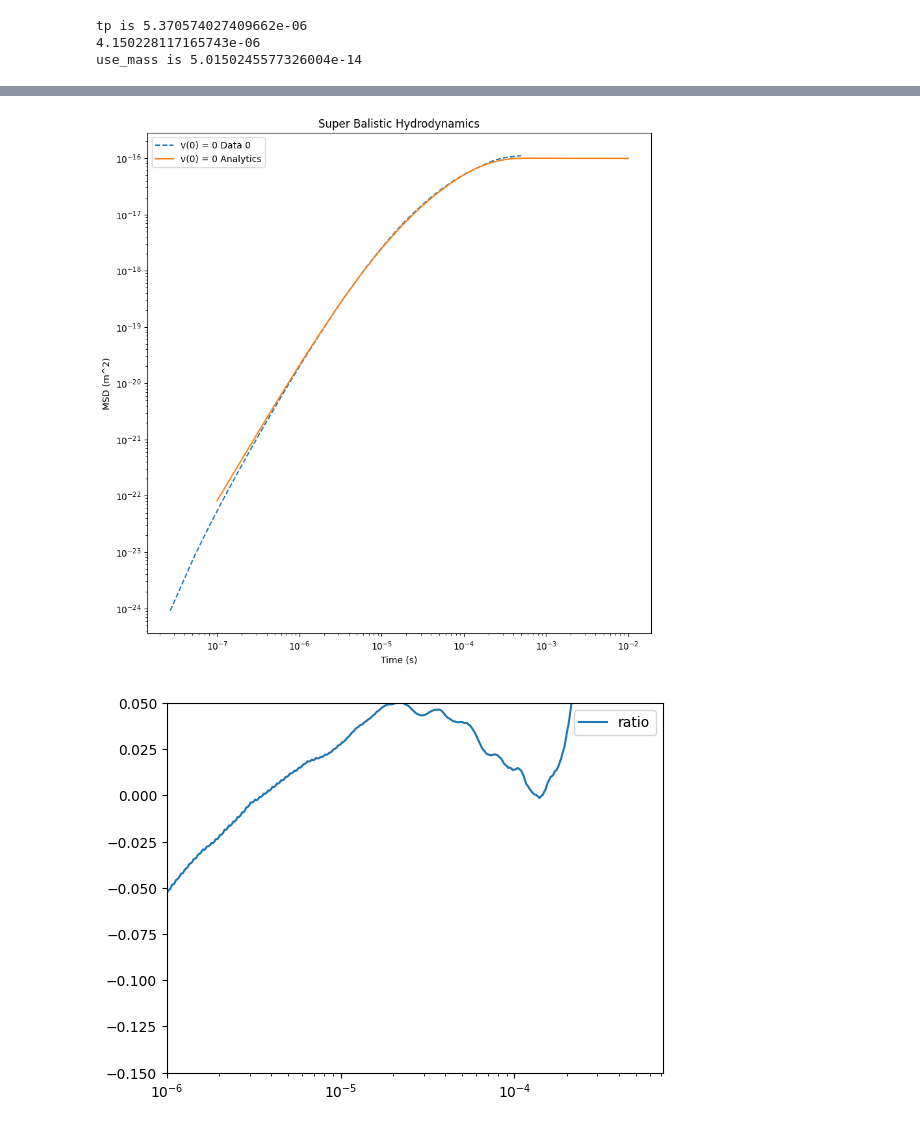
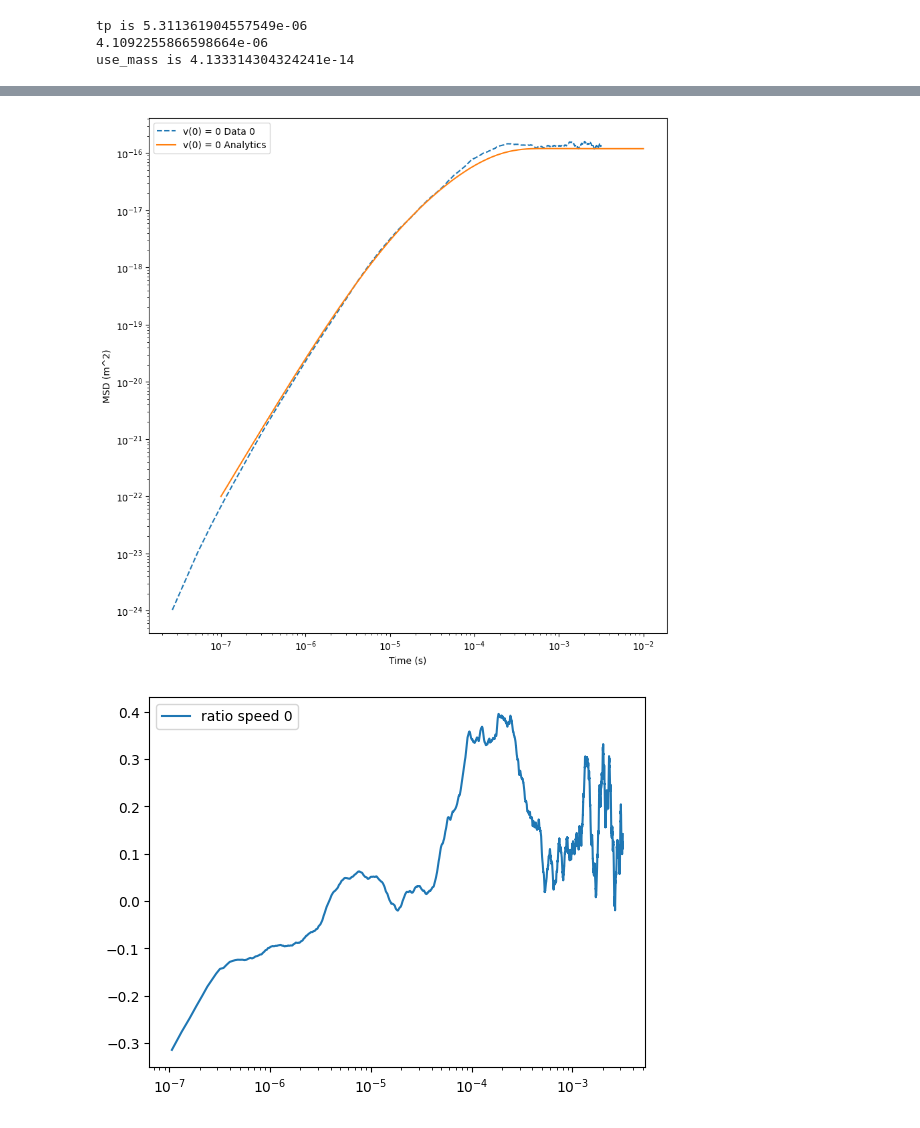
Before and after one commit to mcthumann/Brownian_Data_Analysis, a Jupyter notebook: polished_scripts/Fast_Analytical_Sim_Duo.ipynb, the cells around one changed output, grey strips where cells are left out. Saved outputs shown, nothing was run; the diff lists cells and outputs as text; code cells hidden in the pictures.

```diff
--- a/polished_scripts/Fast_Analytical_Sim_Duo.ipynb
+++ b/polished_scripts/Fast_Analytical_Sim_Duo.ipynb
@@ -49,7 +49,7 @@ def compute_init_msd2(time_trace):
     n = len(time_trace)
 
     msd_ = [(time_trace[k]-time_trace[0])**2 for k in range(n)]
-    return msd_
+    return np.array(msd_)
 # %%
 # ANALYTICAL FUNCTIONS
 
@@ -143,7 +143,7 @@ def hydro_msd(t):
                 term_1 + term_2 + term_3 + term_4))
 # %%
 # SIMULATIONS
-series_percent = 50
+series_percent = 20
 chunksize = 10 ** 6  # Adjust chunk size based on your memory availability
 chunks = []
 
@@ -166,8 +166,10 @@ for i in range(len(position_cols)):
 
 # print(f"Positions shape: {positions_sim.shape}")
 # print(f"Velocities shape: {velocities_sim.shape}")
+positions_sim = np.array(positions_sim[int(len(positions_sim)/100):])
+velocities_sim = np.array(positions_sim[int(len(velocities_sim)/100):])
 
-bin_num_sim = 50
+bin_num_sim = 40
 fs_sim = 1/(timestep_sim * bin_num_sim)
 print(1/fs_sim)
 
@@ -277,15 +279,15 @@ def v_t1_v_t2(t1, t2, m, K):
     return _k_b*_temp*(a_inverse_form(np.abs(t2-t1), roots) - m*a_inverse_form(t1, roots)*a_inverse_form(t2, roots) - K*b_inverse_form(t1, roots)*b_inverse_form(t2, roots))
 # %%
 # speeds = [0, .5, .75, 1, 2, 4]
-speeds = [0]#, .5, 1]
+speeds = [0, .5, 1, 2]
 # traces_per_speed = [0, 0, 0, 0, 0, 0]
-traces_per_speed = [0]#, 0, 0]
+traces_per_speed = [0, 0, 0, 0]
 # GET THE VAR INT MSD
 
 sim_speeds_msds = []
 
 # speed_tol = [.015, .015, .015, .015, .015, .015]
-speed_tol = [.03]#, .001, .001]
+speed_tol = [.01, .01, .03, .05]
 lag_times_speed_sim = 0
 # %%
 times_analytic = np.logspace(-7, -2, 200)
@@ -316,7 +321,7 @@ Speed X
 for s in range(len(speeds)):
     #Comment out SIM
     # all_speeds_msd_data = []
-    init_len_sim = int(len(traces_sim[0])/20)
+    init_len_sim = int(len(traces_sim[0])/10)
 
     msd_sum = np.zeros(init_len_sim)
     total_idx = 0
@@ -325,8 +330,8 @@ for s in range(len(speeds)):
         speed_idxs_sim = []
         print("std of sim vel " + str(np.std(v_traces_sim[i])))
         print("sqrt kbt/m " + str(np.sqrt(_k_b*_temp/_m)))
-        v_tolerance = (speeds[s] * np.sqrt(_k_b*_temp/_m))
-        speed_tolerance = speed_tol[s] * np.sqrt(_k_b*_temp/_m)
+        v_tolerance = (speeds[s] * np.std(v_traces_sim[i]))
+        speed_tolerance = speed_tol[s] * np.std(v_traces_sim[i])
         v_indices_sim = np.where((v_traces_sim[i] < v_tolerance + speed_tolerance) & (v_traces_sim[i] > v_tolerance - speed_tolerance))[0]
         print("speed idx sim: " + str(len(v_indices_sim)))
 
@@ -419,38 +389,36 @@ plt.yscale('log')
 plt.legend()
 plt.show()
 
-# ZERO PLOT
-plt.figure(figsize=(10,10))
-plt.plot(lag_times_speed_sim[1:], sim_speeds_msds[0][1:], linestyle = 'dashed', label=f"v(0) = 0 Data {speeds[0]}")
-plt.plot(times_analytic, speeds_analytic_no_half[0], label=f"v(0) = 0 Analytics")
 
-plt.title("Super Balistic Hydrodynamics")
-plt.xlabel("Time (s)")
-plt.ylabel("MSD (m^2)")
-plt.xscale('log')
-plt.yscale('log')
-plt.legend()
-plt.show()
+for i in range(0, len(speeds)):
+    plt.figure(figsize=(10,10))
+    plt.plot(lag_times_speed_sim[1:], sim_speeds_msds[i][1:], linestyle = 'dashed', label=f"v(0) = 0 Data {speeds[i]}")
+    plt.plot(times_analytic, speeds_analytic_no_half[i], label=f"v(0) = 0 Analytics")
 
-# interp and diff
-from scipy.interpolate import interp1d
+    plt.xlabel("Time (s)")
+    plt.ylabel("MSD (m^2)")
+    plt.xscale('log')
+    plt.yscale('log')
+    plt.legend()
+    plt.show()
 
-mask = lag_times_speed_sim[1:] > 4e-7
+    # interp and diff
+    from scipy.interpolate import interp1d
 
-domain = lag_times_speed_sim[1:][mask]
+    mask = lag_times_speed_sim[1:] > 1e-7
 
-interpo = interp1d(times_analytic, speeds_analytic_no_half[0])
-analytic_interp = interpo(domain)
+    domain = lag_times_speed_sim[1:][mask]
 
-# plt.plot(lag_times_speed_sim[1:], sim_speeds_msds[0][1:], linestyle = 'dashed', label=f"v(0) = 0 Data {speeds[0]}")
-plt.plot(domain, (sim_speeds_msds[0][1:][mask]-analytic_interp)/analytic_interp, label=f"ratio")
-plt.xscale('log')
-plt.xlim(left = 1e-6)
-plt.ylim(top = .05, bottom=-.15)
-# plt.yscale('log')
-plt.legend()
-plt.show()
+    interpo = interp1d(times_analytic, speeds_analytic_no_half[i])
+    analytic_interp = interpo(domain)
+
+    # plt.plot(lag_times_speed_sim[1:], sim_speeds_msds[0][1:], linestyle = 'dashed', label=f"v(0) = 0 Data {speeds[0]}")
+    plt.plot(domain, (sim_speeds_msds[i][1:][mask]-analytic_interp)/analytic_interp, label=f"ratio speed {speeds[i]}")
+    plt.xscale('log')
+    # plt.yscale('log')
+    plt.legend()
+    plt.show()
 # %% [output]
-tp is 5.370574027409662e-06
-4.150228117165743e-06
-use_mass is 5.0150245577326004e-14
+tp is 5.311361904557549e-06
+4.1092255866598664e-06
+use_mass is 4.133314304324241e-14
@@ -459,2 +427,2 @@ use_mass is 5.0150245577326004e-14
-[figure, old version]
+[figure, new version]
-[figure, old version]
+[figure, new version]
```
Also changed, not shown: parts of 6 cells of this notebook, 13 other files.
